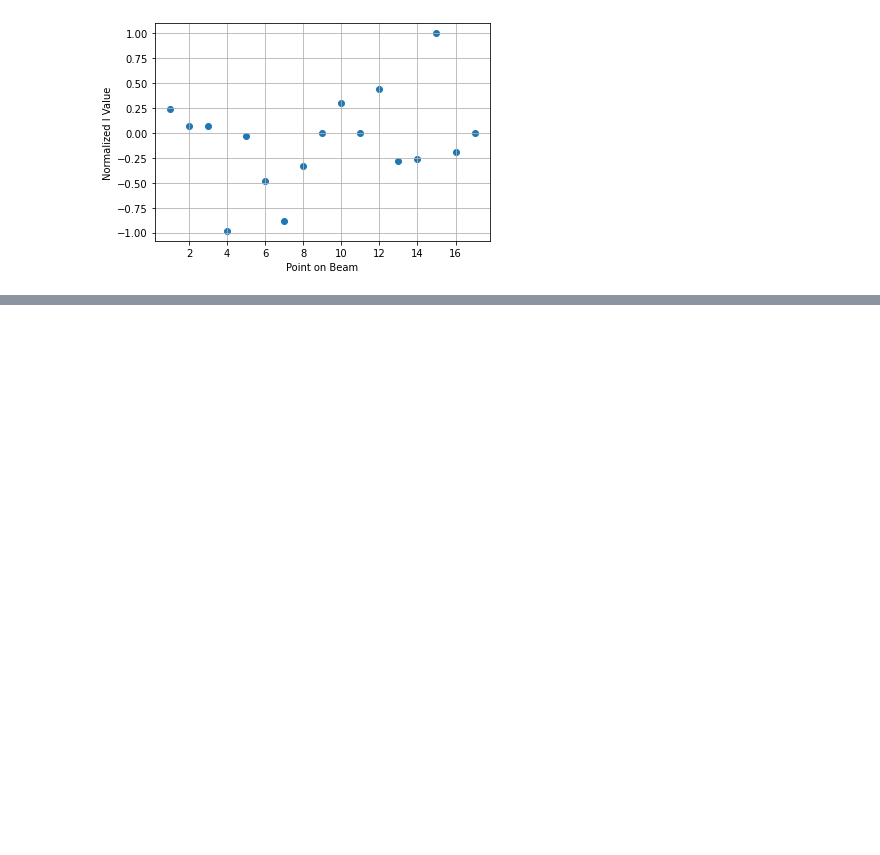
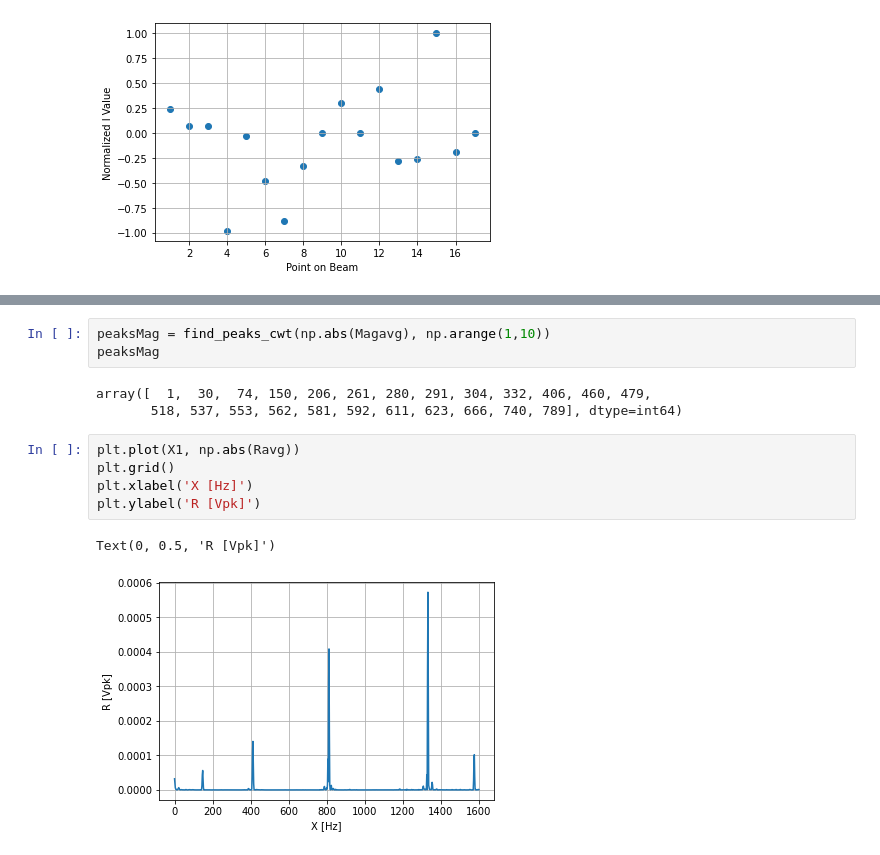
Before and after one commit to shyamthyagarajan/ae461, a Jupyter notebook: Lab 5/Lab 5 Analysis.ipynb, the cells around one changed output, grey strips where cells are left out. Saved outputs shown, nothing was run; the diff lists cells and outputs as text; blank space fills up the shorter version.

```diff
--- a/Lab 5/Lab 5 Analysis.ipynb
+++ b/Lab 5/Lab 5 Analysis.ipynb
@@ -288,0 +312,14 @@ plt.show()
+# %%
+peaksMag = find_peaks_cwt(np.abs(Magavg), np.arange(1,10))
+peaksMag
+# %% [output]
+array([  1,  30,  74, 150, 206, 261, 280, 291, 304, 332, 406, 460, 479,
+       518, 537, 553, 562, 581, 592, 611, 623, 666, 740, 789], dtype=int64)
+# %%
+plt.plot(X1, np.abs(Ravg))
+plt.grid()
+plt.xlabel('X [Hz]')
+plt.ylabel('R [Vpk]')
+# %% [output]
+Text(0, 0.5, 'R [Vpk]')
+[figure, added]
```
Also changed, not shown: parts of 5 cells of this notebook.
